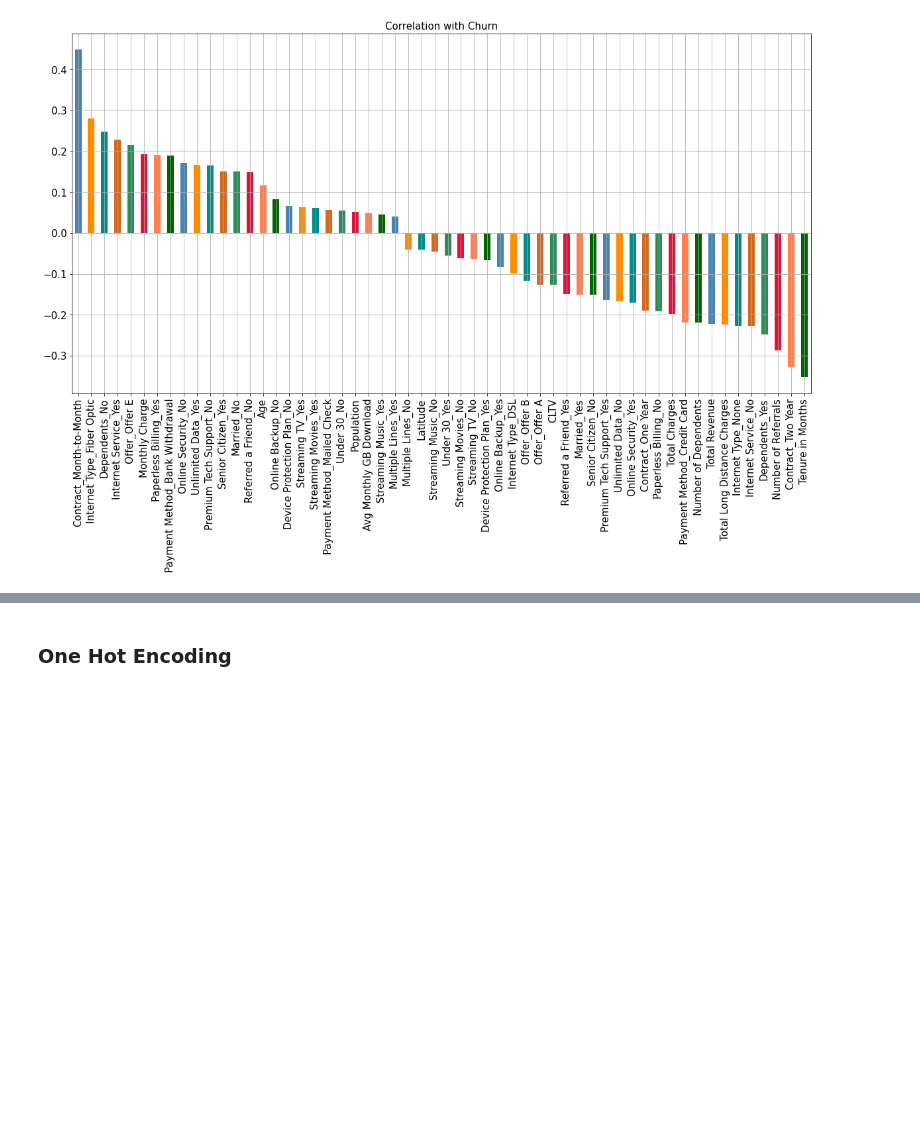
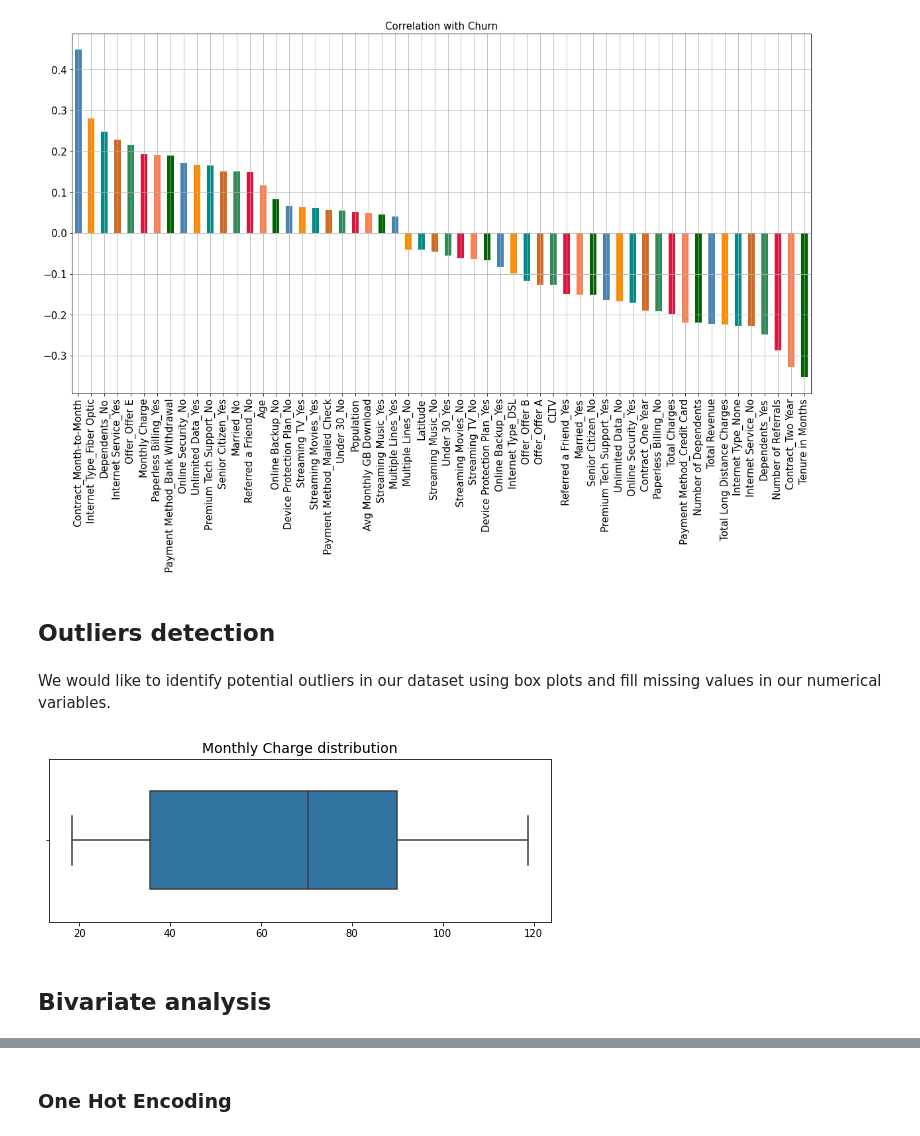
Before and after one commit to lucienwalewski/cse204project, a Jupyter notebook: src/preprocessing.ipynb, the cells around one changed output, grey strips where cells are left out. Drawn from its saved outputs; the diff is of its cells as text; code cells hidden in the pictures; blank space fills up the shorter version.

```diff
--- a/src/preprocessing.ipynb
+++ b/src/preprocessing.ipynb
@@ -294,3 +292,20 @@ plt.title("Correlation with Churn", fontsize=15)
 plt.show()
 # %% [output]
 [figure]
+# %% [markdown]
+## Outliers detection
+# %% [markdown]
+We would like to identify potential outliers in our dataset using box plots and fill missing values in our numerical variables.
+# %%
+def plotBox(variable):
+    fig, axes = plt.subplots(figsize=(9, 3))
+    axes = sns.boxplot(x=df[variable], orient="h", ax=axes, whis=1.5, width= 0.6)
+    plt.title(variable + ' distribution', fontsize=14)
+    plt.xlabel('')
+    plt.show()
+# %%
+plotBox("Monthly Charge")
+# %% [output]
+[figure, added]
+# %% [markdown]
+## Bivariate analysis
```
Also changed, not shown: parts of 24 cells of this notebook.
